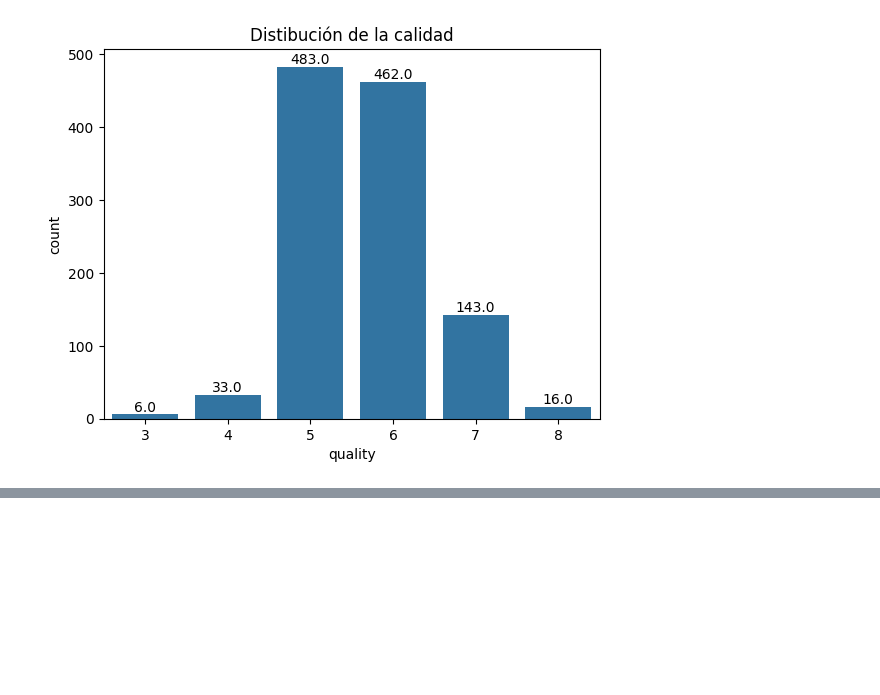
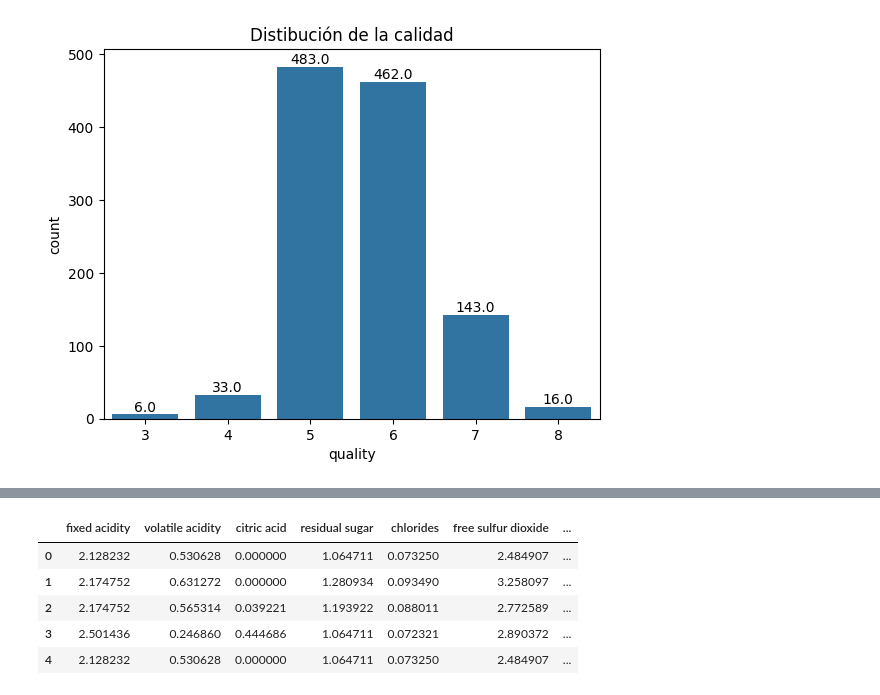
Before and after one commit to CoriaEzequiel/Sommelier-AI, a Jupyter notebook: notebooks/winesquality.ipynb, the cells around one changed output, grey strips where cells are left out. Drawn from its saved outputs; the diff is of its cells as text; code cells hidden in the pictures; blank space fills up the shorter version.

```diff
--- a/notebooks/winesquality.ipynb
+++ b/notebooks/winesquality.ipynb
@@ -134,3 +134,8 @@ plt.title('Distibución de la calidad')
 plt.show()
 # %% [output]
 [figure]
+# %%
+data_log = data.copy()
+
+for col in cols:
+  data_log[col] = np.log1p(data_log[col])
@@ -136,0 +151,9 @@ plt.show()
+# %%
+data_log.head()
+# %% [output]
+|  | fixed acidity | volatile acidity | citric acid | residual sugar | chlorides | free sulfur dioxide | ... |
+| 0 | 2.128232 | 0.530628 | 0.000000 | 1.064711 | 0.073250 | 2.484907 | ... |
+| 1 | 2.174752 | 0.631272 | 0.000000 | 1.280934 | 0.093490 | 3.258097 | ... |
+| 2 | 2.174752 | 0.565314 | 0.039221 | 1.193922 | 0.088011 | 2.772589 | ... |
+| 3 | 2.501436 | 0.246860 | 0.444686 | 1.064711 | 0.072321 | 2.890372 | ... |
+| 4 | 2.128232 | 0.530628 | 0.000000 | 1.064711 | 0.073250 | 2.484907 | ... |
```
Also changed, not shown: parts of 4 cells of this notebook.
